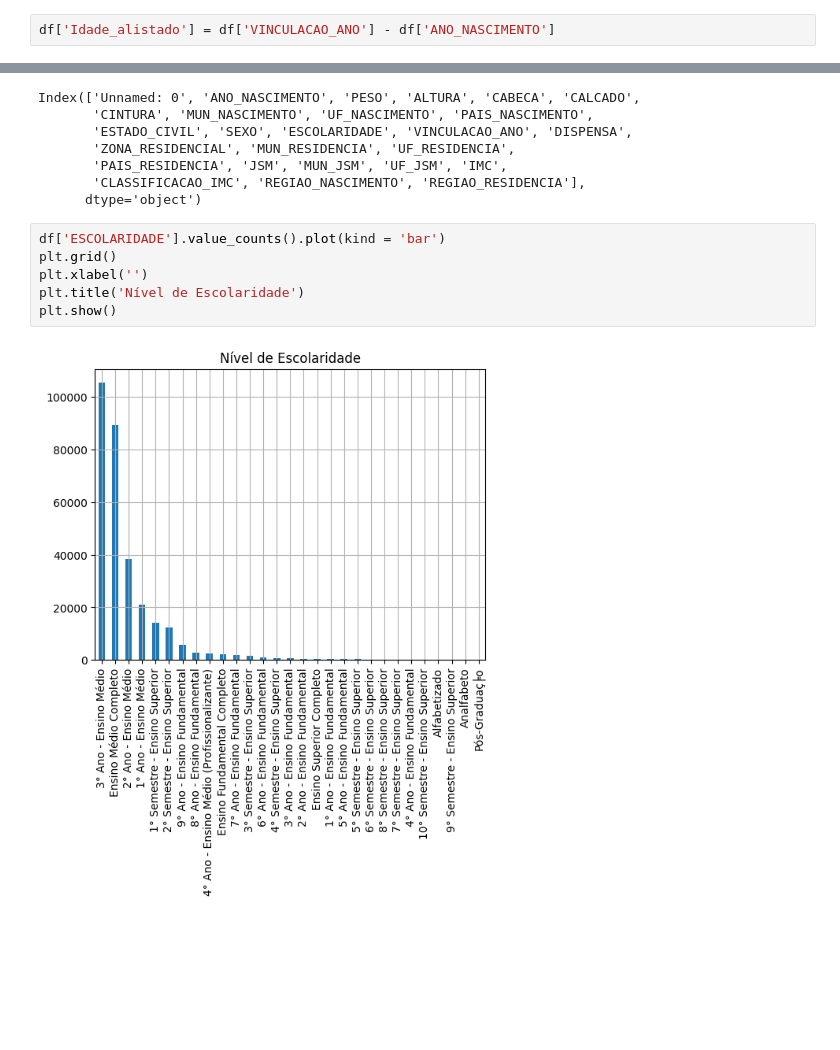
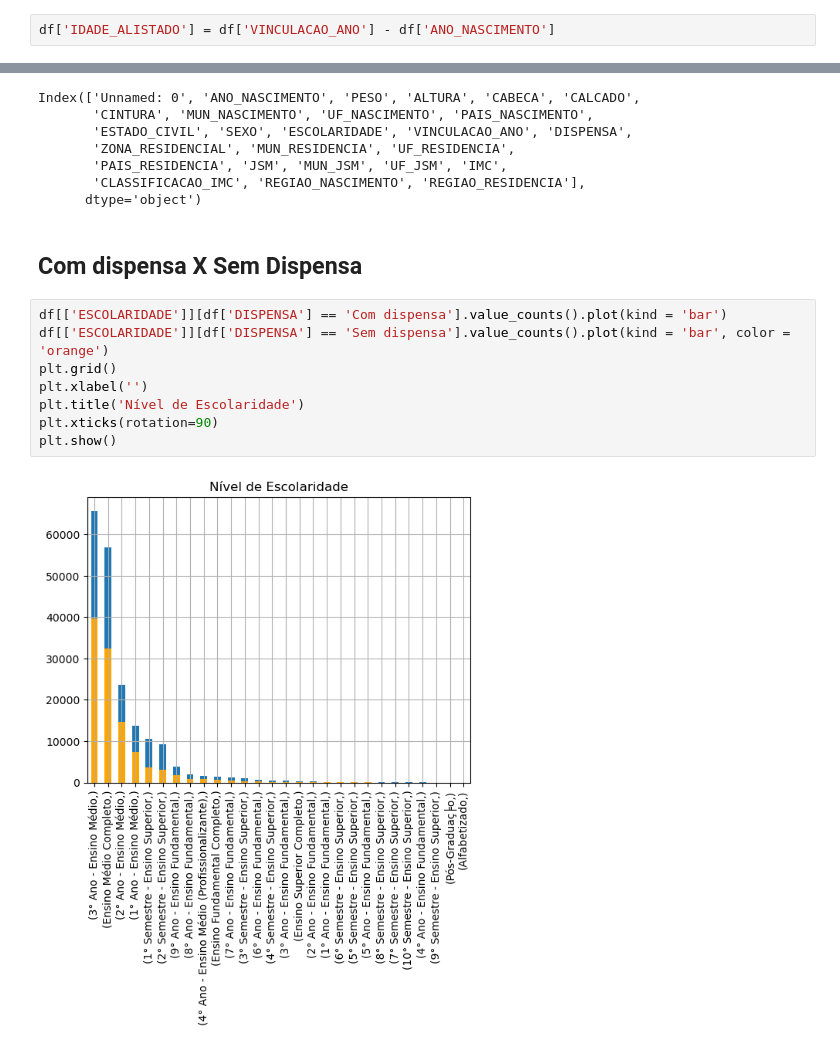
Before and after one commit to hudsonhcp/Alistamento-Militar-2022, a Jupyter notebook: Alistamento.ipynb, the cells around one changed output, grey strips where cells are left out. Saved outputs shown, nothing was run; the diff lists cells and outputs as text; blank space fills up the shorter version.

```diff
--- a/Alistamento.ipynb
+++ b/Alistamento.ipynb
@@ -119,7 +304,7 @@ Name: count, dtype: int64
 # %% [markdown]
 ### Criando uma coluna com a idade dos alistados no ano que se alistaram
 # %%
-df['Idade_alistado'] = df['VINCULACAO_ANO'] - df['ANO_NASCIMENTO']
+df['IDADE_ALISTADO'] = df['VINCULACAO_ANO'] - df['ANO_NASCIMENTO']
 # %% [markdown]
 ### Conferindo alistados acima de 28 anos
 # %%
@@ -460,11 +548,15 @@ Index(['Unnamed: 0', 'ANO_NASCIMENTO', 'PESO', 'ALTURA', 'CABECA', 'CALCADO',
        'PAIS_RESIDENCIA', 'JSM', 'MUN_JSM', 'UF_JSM', 'IMC',
        'CLASSIFICACAO_IMC', 'REGIAO_NASCIMENTO', 'REGIAO_RESIDENCIA'],
       dtype='object')
+# %% [markdown]
+## Com dispensa X Sem Dispensa
 # %%
-df['ESCOLARIDADE'].value_counts().plot(kind = 'bar')
+df[['ESCOLARIDADE']][df['DISPENSA'] == 'Com dispensa'].value_counts().plot(kind = 'bar')
+df[['ESCOLARIDADE']][df['DISPENSA'] == 'Sem dispensa'].value_counts().plot(kind = 'bar', color = 'orange')
 plt.grid()
 plt.xlabel('')
 plt.title('Nível de Escolaridade')
+plt.xticks(rotation=90)
 plt.show()
 # %% [output]
-[figure, old version]
+[figure, new version]
```
Also changed, not shown: parts of 41 cells of this notebook.
